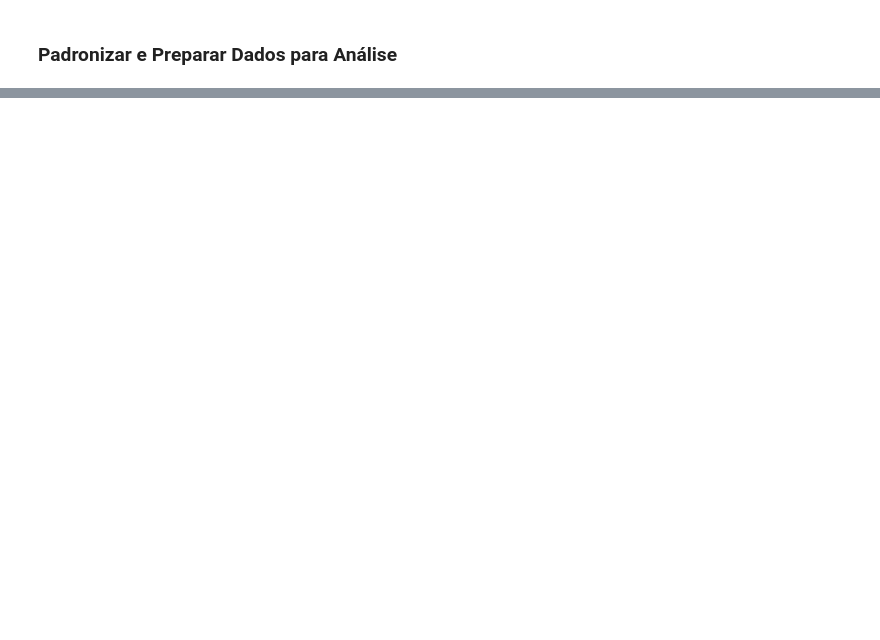
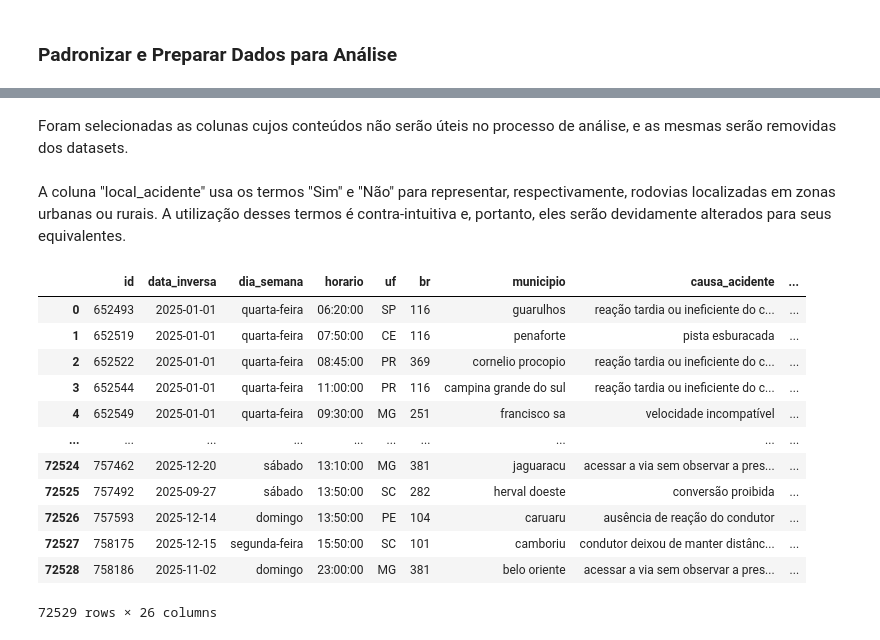
Before and after one commit to luis-fernandoh/projeto_final_ciencia_de_dados, a Jupyter notebook: TP2.ipynb, the cells around one changed output, grey strips where cells are left out. Drawn from its saved outputs; the diff is of its cells as text; code cells hidden in the pictures; blank space fills up the shorter version.

```diff
--- a/TP2.ipynb
+++ b/TP2.ipynb
@@ -98,13 +115,33 @@ df2[columns_to_lower_df2] = df2[columns_to_lower_df2].map(lambda x : x.lower())
 # Formata a coluna "horario", convertendo string em time
 df1["horario"] = pd.to_datetime(df1["horario"], format = "%H:%M:%S").dt.time
 df2["horario"] = pd.to_datetime(df2["horario"], format = "%H:%M:%S").dt.time
+# %% [markdown]
+Foram selecionadas as colunas cujos conteúdos não serão úteis no processo de análise, e as mesmas serão removidas dos datasets.
 # %%
 # Remove as colunas em questão
 df1.drop(columns = ["km", "regional", "delegacia", "uop"], inplace = True)
 df2.drop(columns = ["pesid", "km", "id_veiculo", "marca", "sexo", "ilesos", "feridos_leves", "feridos_graves", "mortos", "regional", "delegacia", "uop"], inplace = True)
+# %% [markdown]
+A coluna "local_acidente" usa os termos "Sim" e "Não" para representar, respectivamente, rodovias localizadas em zonas urbanas ou rurais. A utilização desses termos é contra-intuitiva e, portanto, eles serão devidamente alterados para seus equivalentes.
 # %%
 # Altera os campos da coluna "local_acidente" seguindo as regras de tradução definidas a seguir
 local = {"sim" : "urbano", "não" : "rural"}
 
 df1["local_acidente"] = df1["local_acidente"].map(local)
 df2["local_acidente"] = df2["local_acidente"].map(local)
+# %%
+df1
+# %% [output]
+|  | id | data_inversa | dia_semana | horario | uf | br | municipio | causa_acidente | ... |
+| 0 | 652493 | 2025-01-01 | quarta-feira | 06:20:00 | SP | 116 | guarulhos | reação tardia ou ineficiente do c... | ... |
+| 1 | 652519 | 2025-01-01 | quarta-feira | 07:50:00 | CE | 116 | penaforte | pista esburacada | ... |
+| 2 | 652522 | 2025-01-01 | quarta-feira | 08:45:00 | PR | 369 | cornelio procopio | reação tardia ou ineficiente do c... | ... |
+| 3 | 652544 | 2025-01-01 | quarta-feira | 11:00:00 | PR | 116 | campina grande do sul | reação tardia ou ineficiente do c... | ... |
+| 4 | 652549 | 2025-01-01 | quarta-feira | 09:30:00 | MG | 251 | francisco sa | velocidade incompatível | ... |
+| ... | ... | ... | ... | ... | ... | ... | ... | ... | ... |
+| 72524 | 757462 | 2025-12-20 | sábado | 13:10:00 | MG | 381 | jaguaracu | acessar a via sem observar a pres... | ... |
+| 72525 | 757492 | 2025-09-27 | sábado | 13:50:00 | SC | 282 | herval doeste | conversão proibida | ... |
+| 72526 | 757593 | 2025-12-14 | domingo | 13:50:00 | PE | 104 | caruaru | ausência de reação do condutor | ... |
+| 72527 | 758175 | 2025-12-15 | segunda-feira | 15:50:00 | SC | 101 | camboriu | condutor deixou de manter distânc... | ... |
+| 72528 | 758186 | 2025-11-02 | domingo | 23:00:00 | MG | 381 | belo oriente | acessar a via sem observar a pres... | ... |
+72529 rows × 26 columns
```
Also changed, not shown: parts of 9 cells of this notebook.
